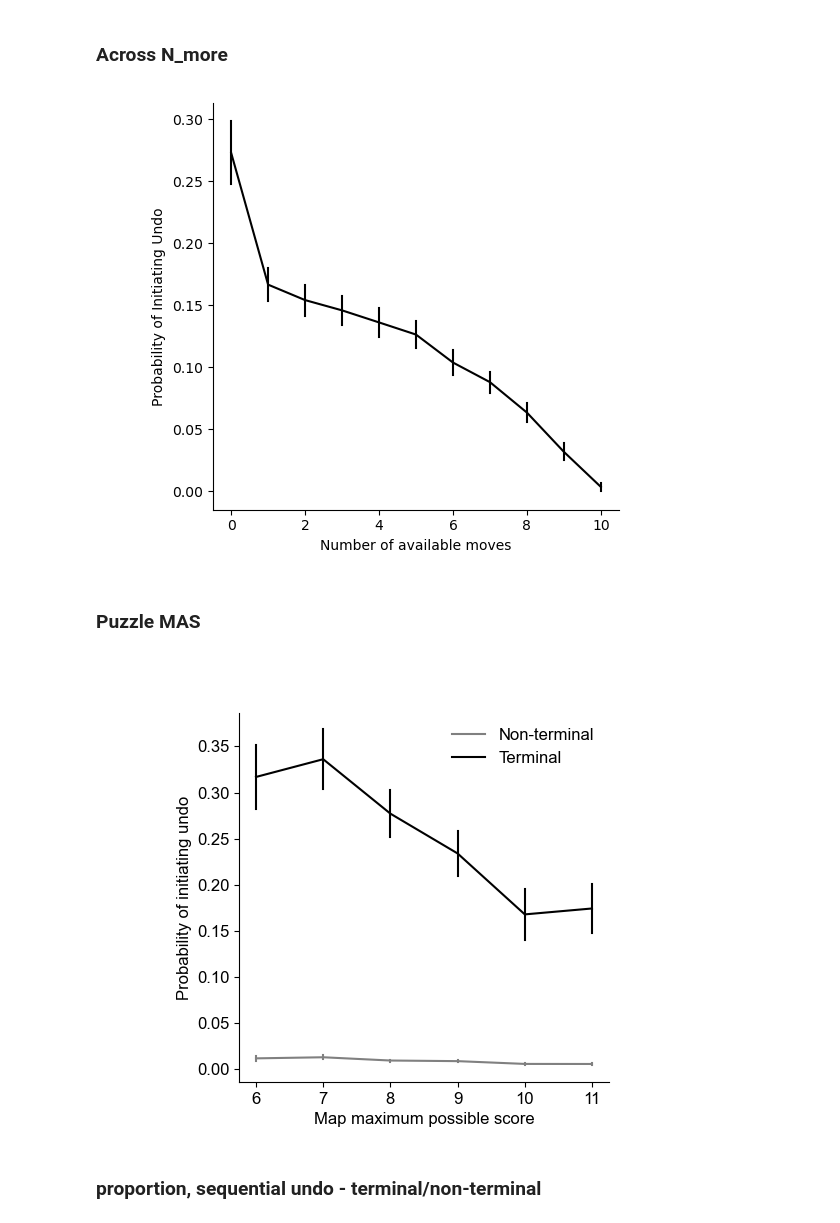
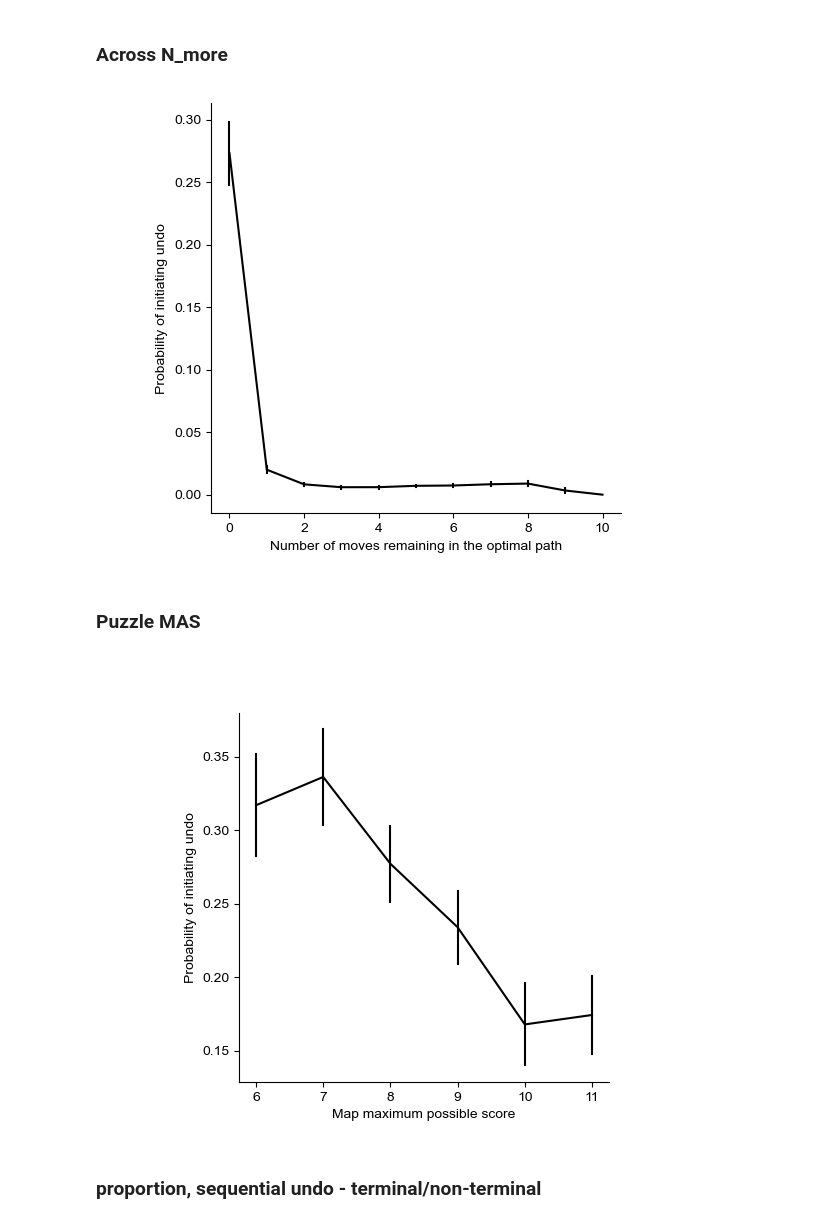
Before and after one commit to sherrybao222/Road_Construction, a Jupyter notebook: analysis/online_2022/final_figures.ipynb, the cells around one changed output. Saved outputs shown, nothing was run; the diff lists cells and outputs as text; code cells hidden in the pictures.

```diff
--- a/analysis/online_2022/final_figures.ipynb
+++ b/analysis/online_2022/final_figures.ipynb
@@ -120,7 +120,8 @@ def get_undo_data(df):
     index = df.query(condition).index
     undo_data = df.loc[index + 1, ["subjects","puzzleID", "firstUndo",'lastUndo', "undo", "allMAS", "currMas","RT"]]
     # Direct assignment from the same dataframe using .loc to avoid chaining
-    columns_to_copy = ["currNumCities", "N_more", "severityOfErrors", "cumulative_error", "error", "checkEnd", "leftover", "budget_change", "within_reach_change", "efficiency", "within_reach"]
+    columns_to_copy = ["currNumCities", "N_more", "severityOfErrors", "move_missed_reward",
+                       "error", "cumulative_error", "state_missed_reward", "checkEnd", "leftover", "budget_change", "within_reach_change", "efficiency", "within_reach"]
     for column in columns_to_copy:
         undo_data[column] = df.loc[index, column].values
     undo_data['sequential_undo'] = (undo_data.firstUndo != undo_data.lastUndo)&(undo_data.firstUndo == 1)
@@ -897,7 +955,7 @@ firstUndo_sub = undo_data.groupby(['subjects','N_more'])['undo'].mean().reset_in
 fig, axs = plt.subplots(1, 1)
 
 # multiple line plot
-sns.lineplot(x='N_more', y='undo',
+sns.lineplot(x='N_more', y='firstUndo',
         #      hue = "allMAS",
              color = 'k',
              data = firstUndo_sub,
@@ -907,15 +965,15 @@ sns.lineplot(x='N_more', y='undo',
              )
 # axs.set_yticks(np.linspace(0,0.2,5))
 # axs.set_ylim([0,0.2])
-axs.set(xlabel='Number of available moves',
-        ylabel='Probability of Initiating Undo')
+axs.set(xlabel='Number of moves remaining in the optimal path',
+        ylabel='Probability of initiating undo')
 # set legend title
 # axs.legend(title = "Puzzle MAS", frameon=False, loc='upper right')
 axs.set_aspect(1/axs.get_data_ratio())
 plt.tight_layout()
-# fig.savefig(out_dir+'undo_nmore.png', dpi=300, bbox_inches='tight')
+fig.savefig(out_dir+'undo_nmore.png', dpi=300, bbox_inches='tight')
 # %% [output]
-[figure, old version]
+[figure, new version]
 # %% [markdown]
 ### Puzzle MAS
 # %%
@@ -924,24 +982,24 @@ firstUndo_sub = undo_data.groupby(['subjects','allMAS','checkEnd'])['firstUndo']
 # %%
 %matplotlib widget
 fig, axs = plt.subplots(1, 1)
 
 # multiple line plot
 sns.lineplot(x='allMAS', y='firstUndo',
-             data = firstUndo_sub, #[firstUndo_sub.checkEnd==1]
+             data = firstUndo_sub[firstUndo_sub.checkEnd==1],
              hue = 'checkEnd',
-             palette = ['grey','k'],
+             palette = ['k'],
              err_style = "bars",
              errorbar = "se")
 # add manual legend
-axs.legend(labels=['Non-terminal','Terminal'], frameon=False, loc='upper right')
+# axs.legend(labels=['Non-terminal','Terminal'], frameon=False, loc='upper right')
 # hide legend
-# axs.get_legend().remove()
+axs.get_legend().remove()
 axs.set(xlabel='Map maximum possible score', ylabel='Probability of initiating undo')
 axs.set_aspect(1/axs.get_data_ratio())
 fig.savefig(out_dir+'undo_MAS.png', dpi=300, bbox_inches='tight')
 plt.show()
 # %% [output]
-[figure, old version]
+[figure, new version]
 # %% [markdown]
 ### proportion, sequential undo - terminal/non-terminal
 # %%
```
Also changed, not shown: parts of 46 cells of this notebook, 2 other files.
